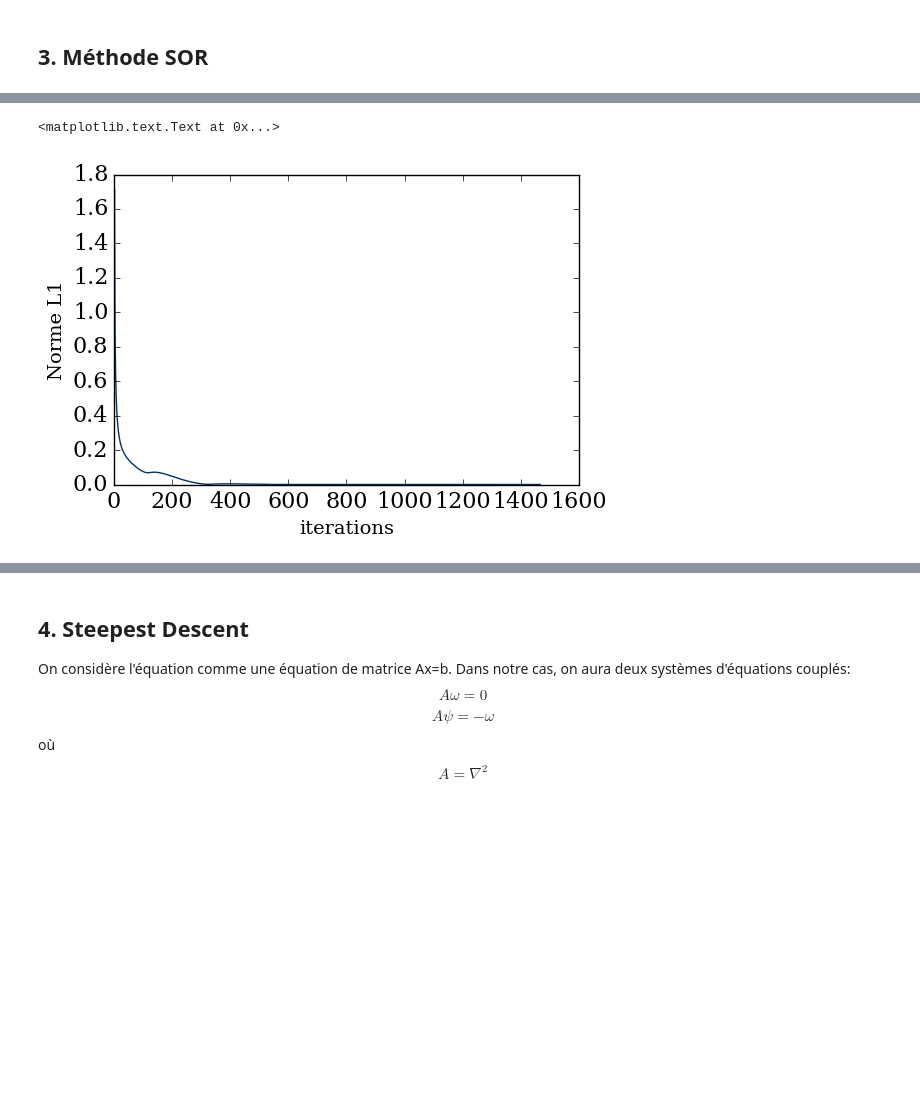
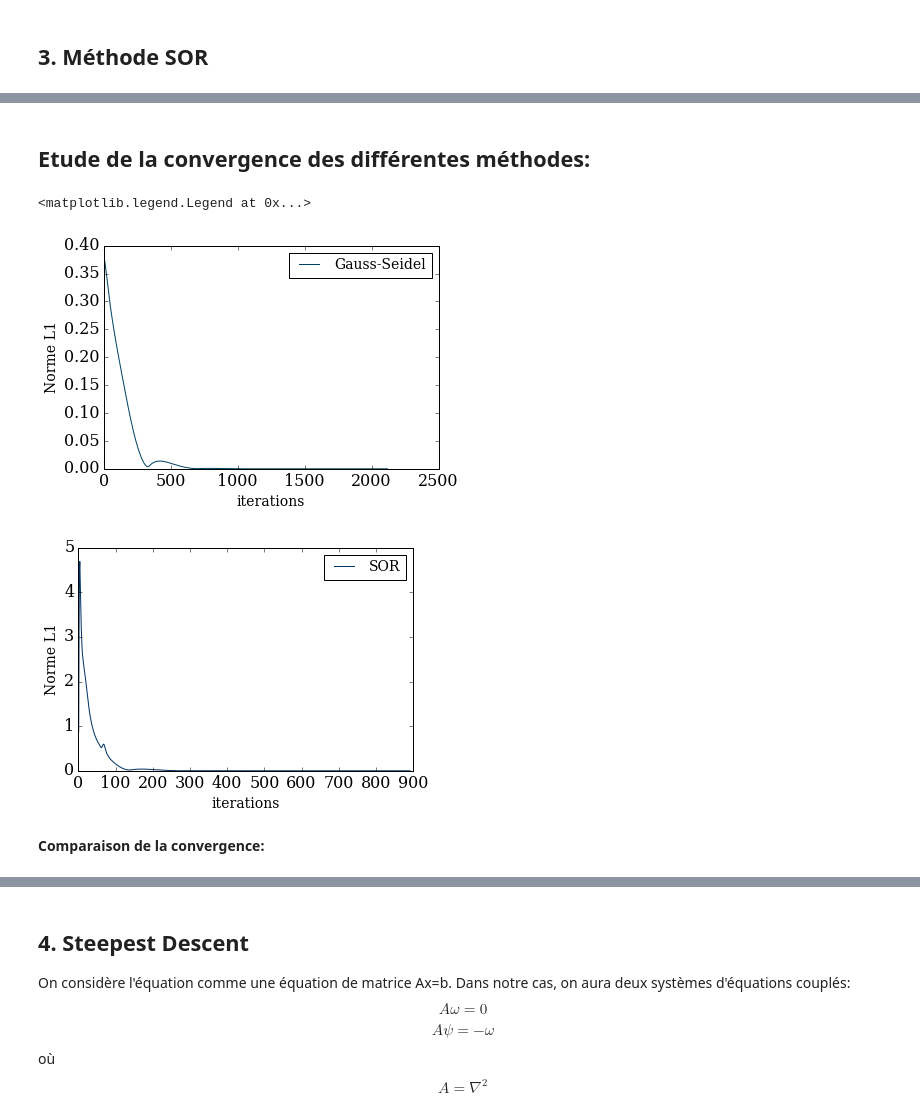
Before and after one commit to be-rays/Module5-StokesFlow, a Jupyter notebook: StokesFlow (1).ipynb, the cells around one changed output, grey strips where cells are left out. Saved outputs shown, nothing was run; the diff lists cells and outputs as text; code cells hidden in the pictures; blank space fills up the shorter version.

```diff
--- a/StokesFlow (1).ipynb
+++ b/StokesFlow (1).ipynb
@@ -449,10 +440,10 @@ def stokesGauss(w,psi):
 x = numpy.linspace(0,1,nx)
 y = numpy.linspace(0,1,ny)
 
-w=numpy.zeros((nx,ny))
+w2=numpy.zeros((nx,ny))
 psi2=numpy.zeros((nx,ny))
-w[-1,:]=-3/dy
-psi2,iterlist,normpsilist,iterations= stokesGauss(w.copy(),psi2.copy())
+w2[-1,:]=-3/dy
+psi2,iterlist_gauss,normpsilist_gauss,iterations_gauss= stokesGauss(w2.copy(),psi2.copy())
 # %% [output]
 2120 9.944902060721704e-07 8.704372861761549e-09
 2120 9.944902060721704e-07 8.704372861761549e-09
@@ -464,10 +455,10 @@ The slowest run took 29.71 times longer than the fastest. This could mean that a
 x = numpy.linspace(0,1,nx)
 y = numpy.linspace(0,1,ny)
 
-w=numpy.zeros((nx,ny))
+w2=numpy.zeros((nx,ny))
 psi2=numpy.zeros((nx,ny))
-w[-1,:]=-3/dy
-psi2,iterlist,normpsilist,iterations= stokesGauss(w.copy(),psi2.copy())
+w2[-1,:]=-3/dy
+psi2,iterlist_gauss,normpsilist_gauss,iterations_gauss= stokesGauss(w2.copy(),psi2.copy())
 # %% [output]
 2120 9.944902060721704e-07 8.704372861761549e-09
 # %%
@@ -496,7 +480,7 @@ def stokesSOR(w,psi,omega):
     wn = numpy.empty_like(w)
     psin=numpy.empty_like(psi)
     iterations=0
-    normpsi_list=numpy.ones(4060)
+    normpsi_list=numpy.zeros(4060)
 
     while (l1norm_psi>l1_target or l1norm_w>l1_target):
         l1norm_w=0
@@ -562,10 +546,10 @@ The slowest run took 24.05 times longer than the fastest. This could mean that a
 x = numpy.linspace(0,1,nx)
 y = numpy.linspace(0,1,ny)
 
-w=numpy.zeros((nx,ny))
+w3=numpy.zeros((nx,ny))
 psi3=numpy.zeros((nx,ny))
-w[:,-1]=-3/dy
-psi3,w,iterlist,normpsilist,iterations= stokesSOR(w.copy(),psi.copy(),1.18)
+w3[:,-1]=-3/dy
+psi3,w3,iterlist_SOR,normpsilist_SOR,iterations_SOR= stokesSOR(w3.copy(),psi3.copy(),1.4345)
 plot_3D(x,y,psi3)
 numpy.round(psi3[32,::8], 4)
 colormap(x,y,psi3)
@@ -576,7 +560,20 @@ colormap(x,y,psi3)
+# %% [markdown]
+## Etude de la convergence des différentes méthodes:
+# %%
+pyplot.plot(iterlist_gauss,normpsilist_gauss[:iterations_gauss-1], color='#004366',label='Gauss-Seidel')
+pyplot.xlabel('iterations', fontsize=14)
+pyplot.ylabel('Norme L1', fontsize=14)
+pyplot.legend(loc='upper right',fontsize=14)
+# %% [output]
+<matplotlib.legend.Legend at 0x...>
+[figure, added]
 # %%
-pyplot.plot(iterlist,normpsilist[:iterations-1], color='#003366')
+pyplot.plot(iterlist_SOR,normpsilist_SOR[:iterations_SOR-1], color='#003366',label='SOR')
 pyplot.xlabel('iterations', fontsize=14)
 pyplot.ylabel('Norme L1', fontsize=14)
+pyplot.legend(loc='upper right',fontsize=14)
+pyplot.close;
 # %% [output]
-<matplotlib.text.Text at 0x...>
-[figure, old version]
+[figure, new version]
+# %% [markdown]
+**Comparaison de la convergence:**
```
Also changed, not shown: parts of 23 cells of this notebook.
